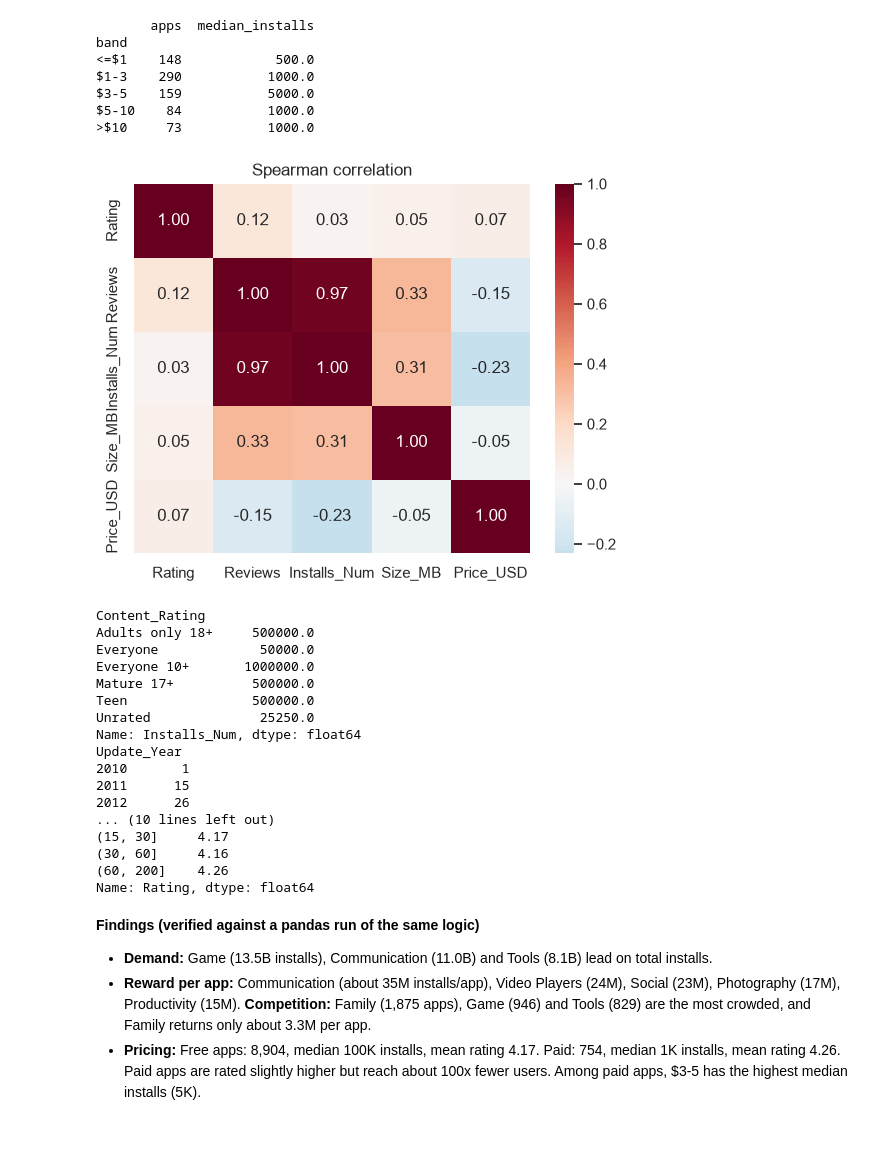
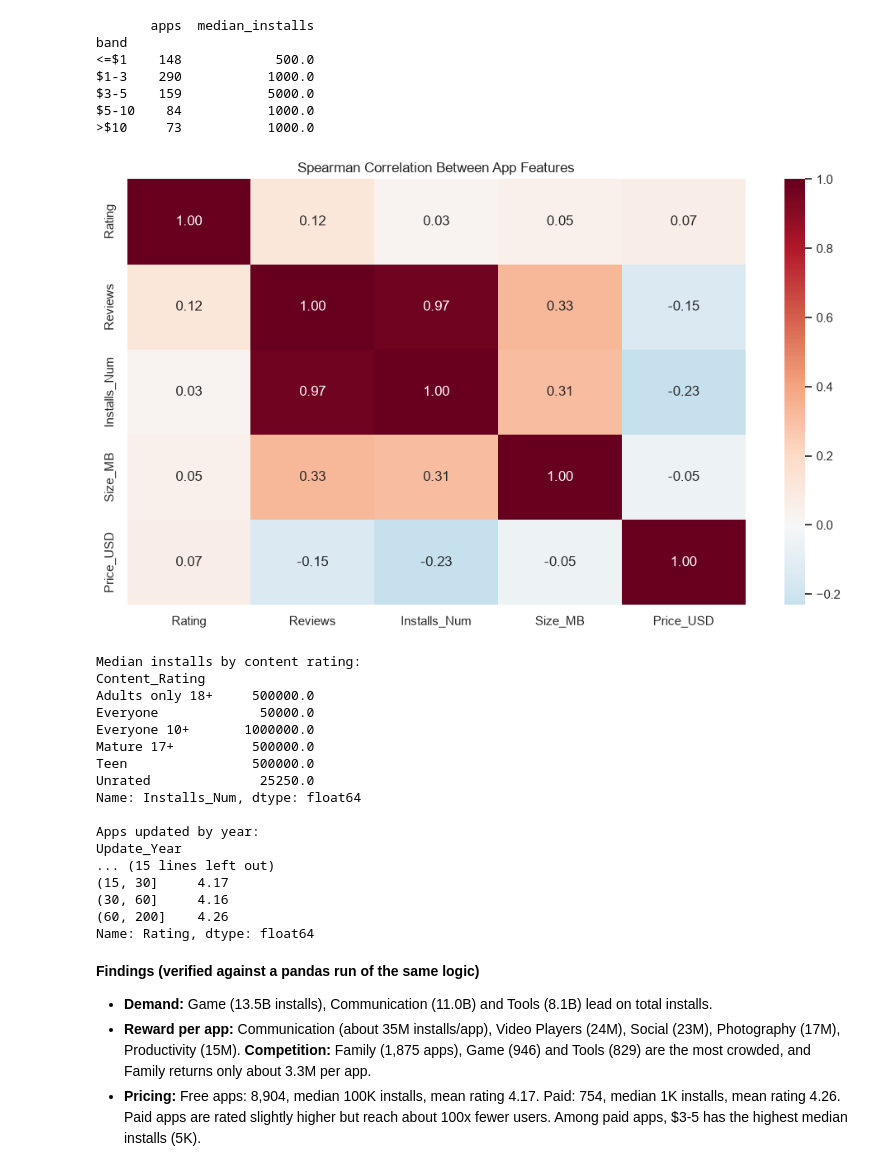
Before and after one commit to Ooko17/arched, a Jupyter notebook: play_store_analysis.ipynb, the cells around one changed output. Saved outputs shown, nothing was run; the diff lists cells and outputs as text; code cells hidden in the pictures; blank space fills up the shorter version.

Commit message:
Update notebook with visualization outputs

```diff
--- a/play_store_analysis.ipynb
+++ b/play_store_analysis.ipynb
@@ -234,14 +234,59 @@ $5-10    84           1000.0
 >$10     73           1000.0
 # %%
 # Q3 and Q5 Relationships (Spearman, because install/review data is heavily skewed)
-num = pdf[["Rating", "Reviews", "Installs_Num", "Size_MB", "Price_USD"]]
-sns.heatmap(num.corr(method="spearman"), annot=True, fmt=".2f", cmap="RdBu_r", center=0); plt.title("Spearman correlation"); plt.show()
 
-print(pdf.groupby("Content_Rating").Installs_Num.median())
-print(pdf.groupby("Update_Year").size())
-print(pdf.groupby(pd.cut(pdf.Size_MB, [0, 5, 15, 30, 60, 200])).Rating.mean().round(2))
+# Select numerical columns
+num = pdf[[
+    "Rating",
+    "Reviews",
+    "Installs_Num",
+    "Size_MB",
+    "Price_USD"
+]]
+
+# Generate Spearman correlation heatmap
+plt.figure(figsize=(10, 6))
+
+sns.heatmap(
+    num.corr(method="spearman"),
+    annot=True,
+    fmt=".2f",
+    cmap="RdBu_r",
+    center=0
+)
+
+plt.title("Spearman Correlation Between App Features")
+plt.tight_layout()
+plt.show()
+
+
+# Median installs by content rating
+print("Median installs by content rating:")
+print(
+    pdf.groupby("Content_Rating", observed=False)
+    ["Installs_Num"].median()
+)
+
+
+# Number of apps updated each year
+print("\nApps updated by year:")
+print(pdf.groupby("Update_Year", observed=False).size())
+
+
+# Average rating by app size category
+print("\nAverage rating by app size:")
+size_bins = pd.cut(
+    pdf.Size_MB,
+    [0, 5, 15, 30, 60, 200]
+)
+
+print(
+    pdf.groupby(size_bins, observed=False)
+    ["Rating"].mean().round(2)
+)
 # %% [output]
-[figure, old version]
+[figure, new version]
+Median installs by content rating:
 Content_Rating
 Adults only 18+     500000.0
 Everyone             50000.0
@@ -250,11 +295,10 @@ Mature 17+          500000.0
 Teen                500000.0
 Unrated              25250.0
 Name: Installs_Num, dtype: float64
+
+Apps updated by year:
 Update_Year
-2010       1
-2011      15
-2012      26
-... (10 lines left out)
+... (15 lines left out)
 (15, 30]     4.17
 (30, 60]     4.16
 (60, 200]    4.26
```
